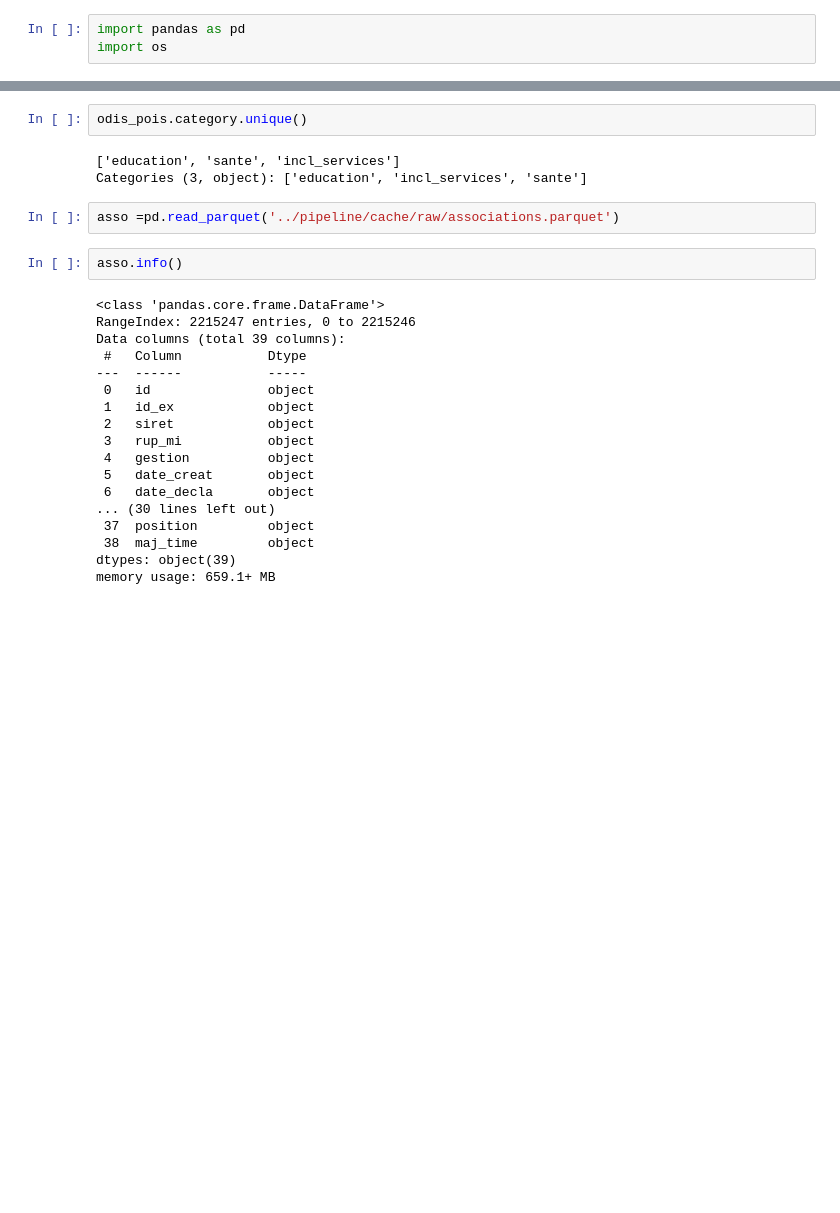
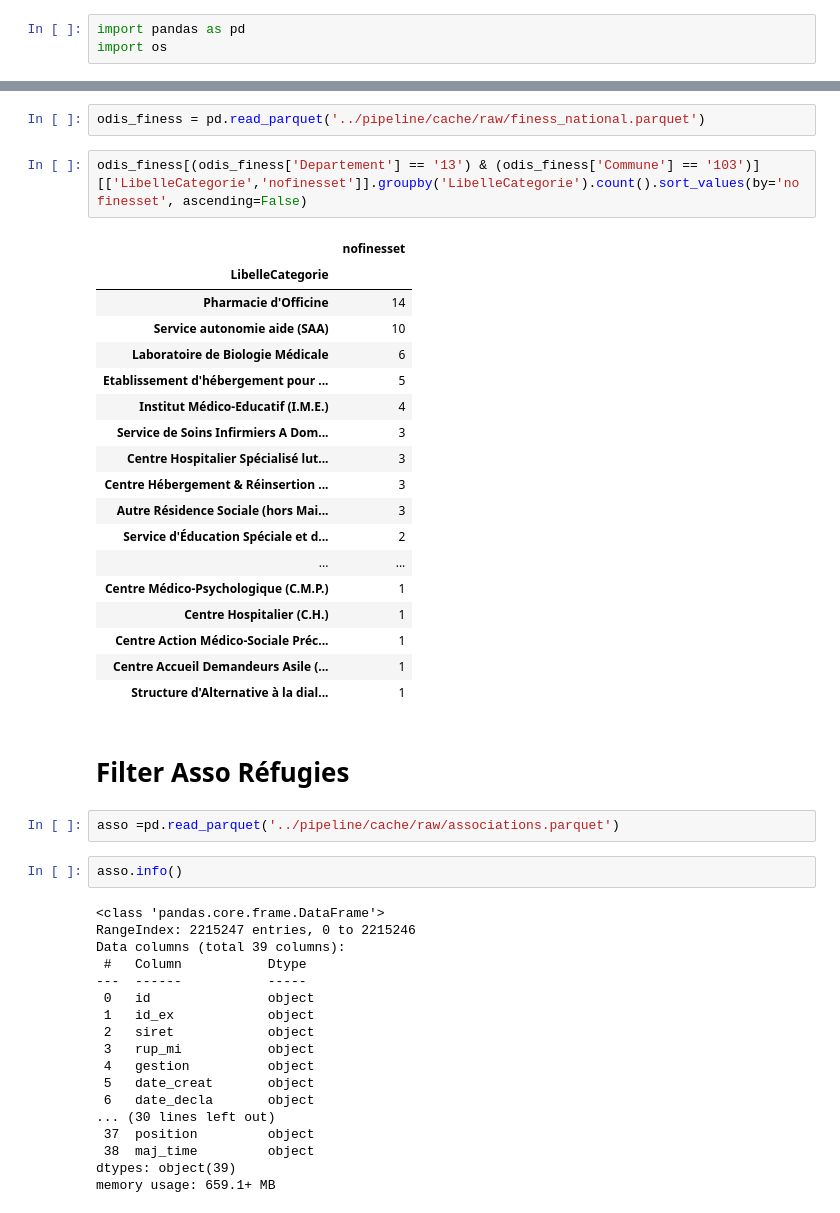
Before and after one commit to jbesan/13_odis_stream2, a Jupyter notebook: notebooks/odis_check_data.ipynb, the cells around one changed output, grey strips where cells are left out. Cells and saved outputs as stored; diff of their text form; blank space fills up the shorter version.

```diff
--- a/notebooks/odis_check_data.ipynb
+++ b/notebooks/odis_check_data.ipynb
@@ -47,8 +73,28 @@ odis_pois[odis_pois['name'].str.contains('WEMOOV', case=False, na=False)]
 # %%
-odis_pois.category.unique()
+odis_finess = pd.read_parquet('../pipeline/cache/raw/finess_national.parquet')
-# %% [output]
-['education', 'sante', 'incl_services']
-Categories (3, object): ['education', 'incl_services', 'sante']
+# %%
+odis_finess[(odis_finess['Departement'] == '13') & (odis_finess['Commune'] == '103')][['LibelleCategorie','nofinesset']].groupby('LibelleCategorie').count().sort_values(by='nofinesset', ascending=False)
+# %% [output]
+|  | nofinesset |
+| LibelleCategorie |  |
+| Pharmacie d'Officine | 14 |
+| Service autonomie aide (SAA) | 10 |
+| Laboratoire de Biologie Médicale | 6 |
+| Etablissement d'hébergement pour ... | 5 |
+| Institut Médico-Educatif (I.M.E.) | 4 |
+| Service de Soins Infirmiers A Dom... | 3 |
+| Centre Hospitalier Spécialisé lut... | 3 |
+| Centre Hébergement & Réinsertion ... | 3 |
+| Autre Résidence Sociale (hors Mai... | 3 |
+| Service d'Éducation Spéciale et d... | 2 |
+| ... | ... |
+| Centre Médico-Psychologique (C.M.P.) | 1 |
+| Centre Hospitalier (C.H.) | 1 |
+| Centre Action Médico-Sociale Préc... | 1 |
+| Centre Accueil Demandeurs Asile (... | 1 |
+| Structure d'Alternative à la dial... | 1 |
+# %% [markdown]
+# Filter Asso Réfugies
 # %%
 asso =pd.read_parquet('../pipeline/cache/raw/associations.parquet')
 # %%
```
Also changed, not shown: parts of 11 cells of this notebook, 10 other files.
